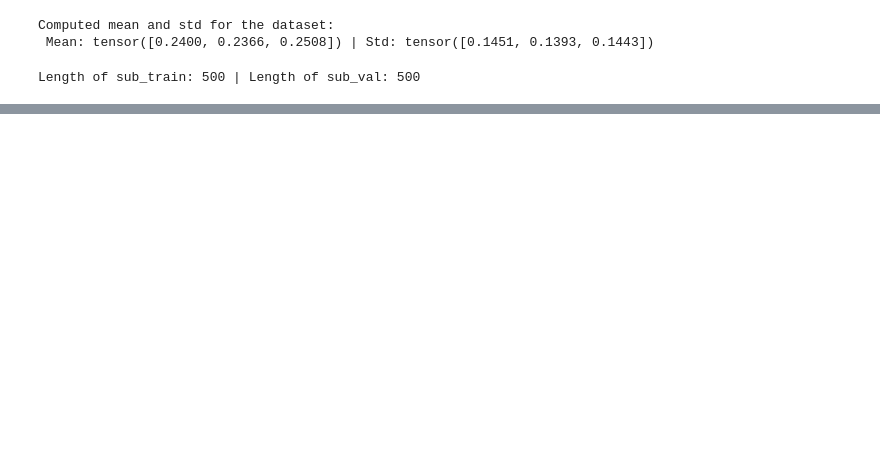
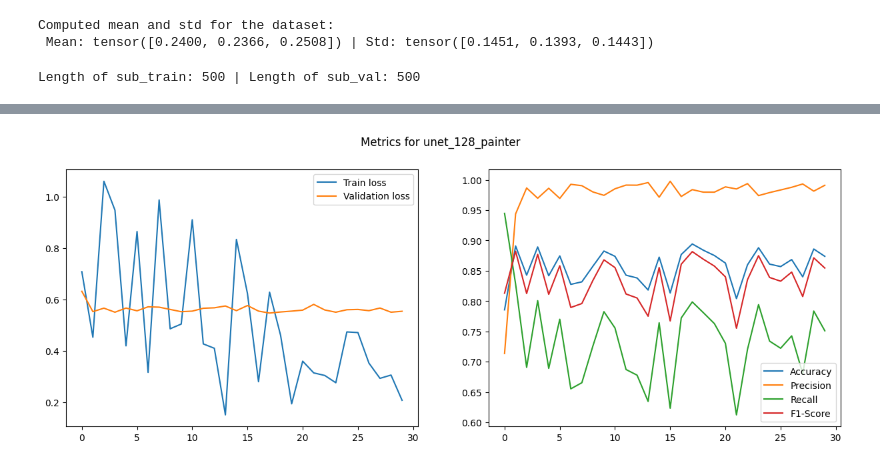
Before and after one commit to TheArtemis/Sapienza-AI-Lab-Project, a Jupyter notebook: 38-cloud-notebook.ipynb, the cells around one changed output, grey strips where cells are left out. Saved outputs shown, nothing was run; the diff lists cells and outputs as text; code cells hidden in the pictures; blank space fills up the shorter version.

Commit message:
Graph output and logs for training

```diff
--- a/38-cloud-notebook.ipynb
+++ b/38-cloud-notebook.ipynb
@@ -426,3 +428,4 @@ Epoch 2 completed! with loss: 0.26
 # %%
+OUTPUT_FOLDER = 'out'
 df_metrics = pd.read_csv(os.path.join(MODELS_FOLDER, f'{MODEL_NAME}_metrics.csv'))
 df_metrics.head()
@@ -428,0 +439,24 @@ df_metrics.head()
+# %%
+ep = df_metrics['epoch']
+tr_loss = df_metrics['train_loss']
+val_loss = df_metrics['val_loss']
+acc = df_metrics['accuracy']
+prec = df_metrics['precision']
+rec = df_metrics['recall']
+f1 = df_metrics['f1']
+
+fig, ax = plt.subplots(1, 2, figsize=(15, 5))
+
+ax[0].plot(ep, tr_loss, label='Train loss')
+ax[0].plot(ep, val_loss, label='Validation loss')
+ax[0].legend()
+
+ax[1].plot(ep, acc, label='Accuracy')
+ax[1].plot(ep, prec, label='Precision')
+ax[1].plot(ep, rec, label='Recall')
+ax[1].plot(ep, f1, label='F1-Score')
+ax[1].legend()
+fig.suptitle(f'Metrics for {MODEL_NAME}')
+fig.savefig(os.path.join(OUTPUT_FOLDER, f'{MODEL_NAME}_metrics.png'))
+# %% [output]
+[figure, added]
```
Also changed, not shown: parts of 7 cells of this notebook.
